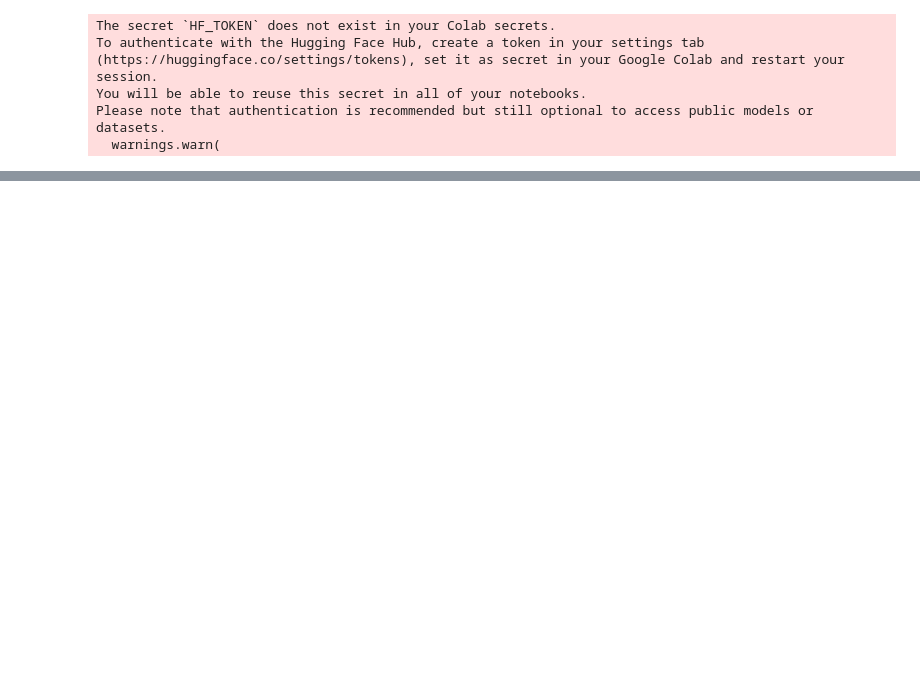
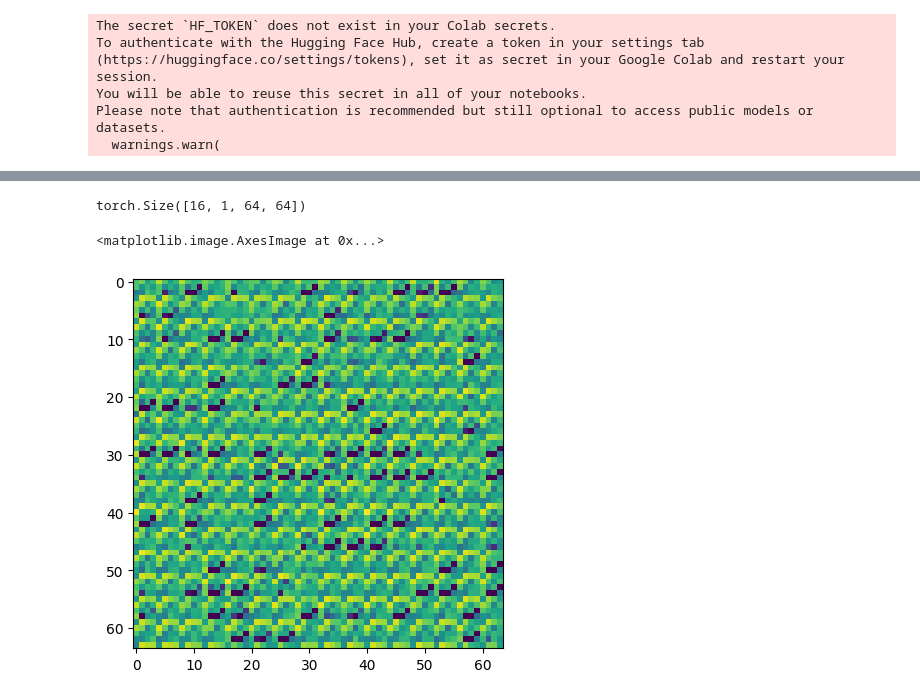
Before and after one commit to smrtdylan/Generative-Adversarial-Networks, a Jupyter notebook: GAN_Build.ipynb, the cells around one changed output, grey strips where cells are left out. Saved outputs shown, nothing was run; the diff lists cells and outputs as text; code cells hidden in the pictures; blank space fills up the shorter version.

```diff
--- a/GAN_Build.ipynb
+++ b/GAN_Build.ipynb
@@ -4,7 +4,3 @@ import matplotlib.pyplot as plt
 import torchvision.transforms as transforms
 from torch.utils.data import DataLoader
 import torchvision
-
-img = np.random.randn(4,128,1)
-
-plt.imshow(img)
@@ -125,0 +246,8 @@ torch.Size([2304, 32, 6, 6])
+# %%
+import torch.optim as optim
+
+criterion = nn.BCELoss()
+D_optimizer = optim.Adam(D.parameters(), lr=0.0001)
+G_optimizer = optim.Adam(G.parameters(), lr=0.00015)
+
+device = torch.device("cuda" if torch.cuda.is_available() else "cpu")
@@ -125,0 +351,15 @@ torch.Size([2304, 32, 6, 6])
+# %%
+z = torch.randn(16,latent_dim)
+fake = G(z)
+
+print(fake.shape)
+
+
+fake_img = fake[0].detach().numpy()
+
+fake_img = fake_img.transpose(1,2,0)
+plt.imshow(fake_img)
+# %% [output]
+torch.Size([16, 1, 64, 64])
+<matplotlib.image.AxesImage at 0x...>
+[figure, added]
```
Also changed, not shown: parts of 14 cells of this notebook.
